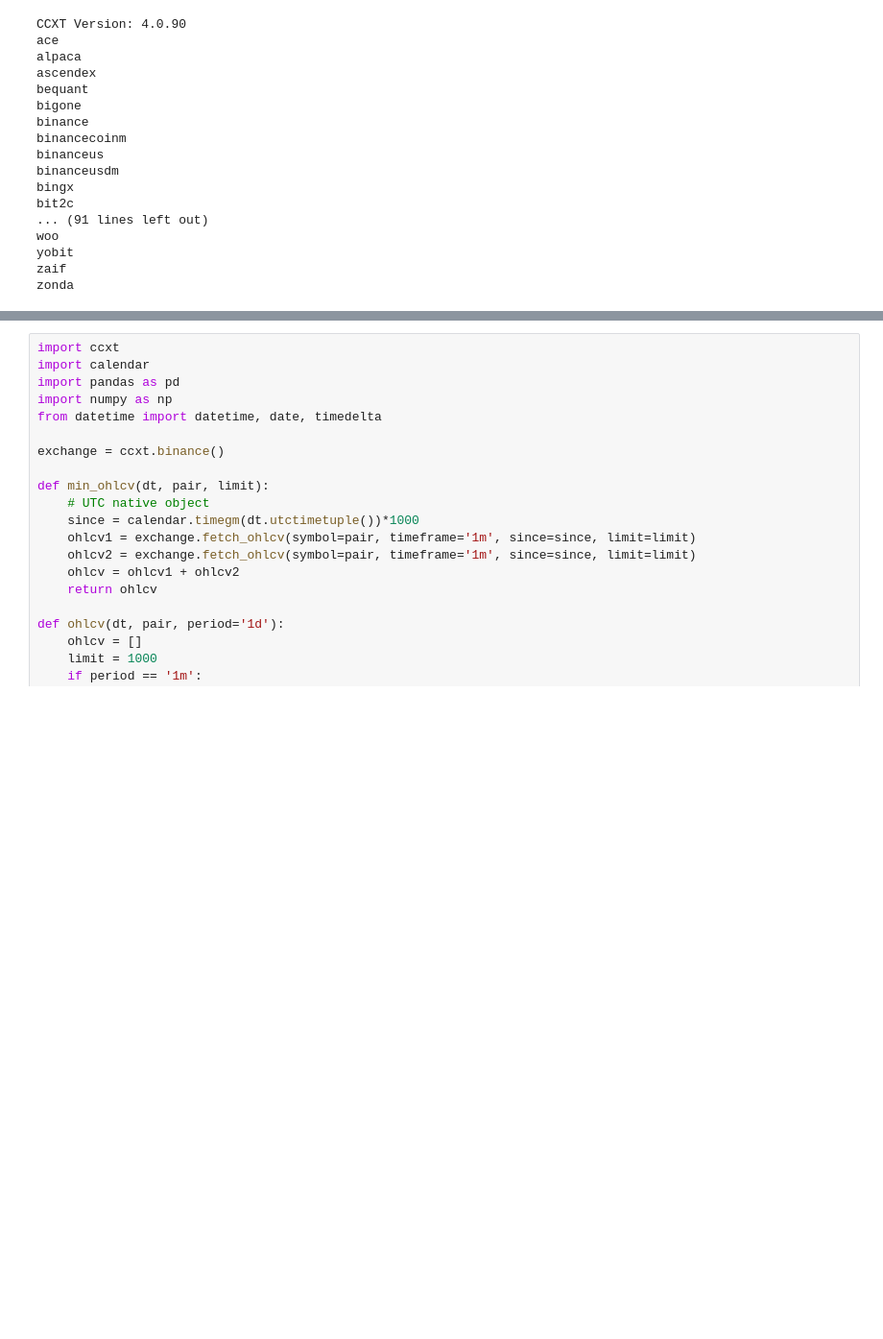
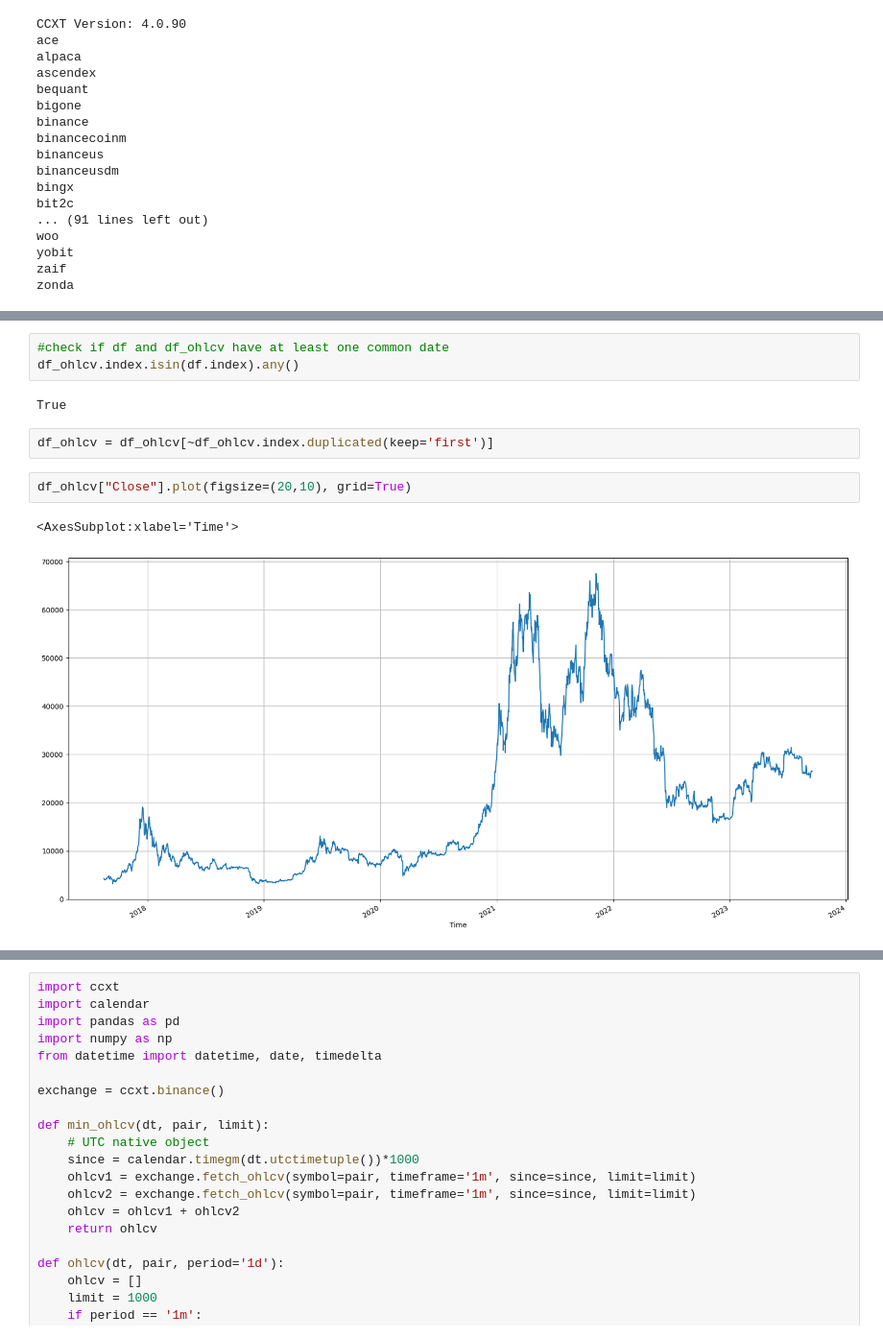
Before and after one commit to Moises-mfg/Analise-exploratoria-blockchain-Bitcoin, a Jupyter notebook: ccxt.ipynb, the cells around one changed output, grey strips where cells are left out. Shown at 96% size. Saved outputs shown, nothing was run; the diff lists cells and outputs as text; blank space fills up the shorter version.

Commit message:
update graphs

```diff
--- a/ccxt.ipynb
+++ b/ccxt.ipynb
@@ -90,0 +129,12 @@ exchange.fetch_ohlcv('BTC/USDT', '15m', limit=20)
+# %%
+#check if df and df_ohlcv have at least one common date
+df_ohlcv.index.isin(df.index).any()
+# %% [output]
+True
+# %%
+df_ohlcv = df_ohlcv[~df_ohlcv.index.duplicated(keep='first')]
+# %%
+df_ohlcv["Close"].plot(figsize=(20,10), grid=True)
+# %% [output]
+<AxesSubplot:xlabel='Time'>
+[figure, added]
```
Also changed, not shown: parts of 20 cells of this notebook, 1 other file.
